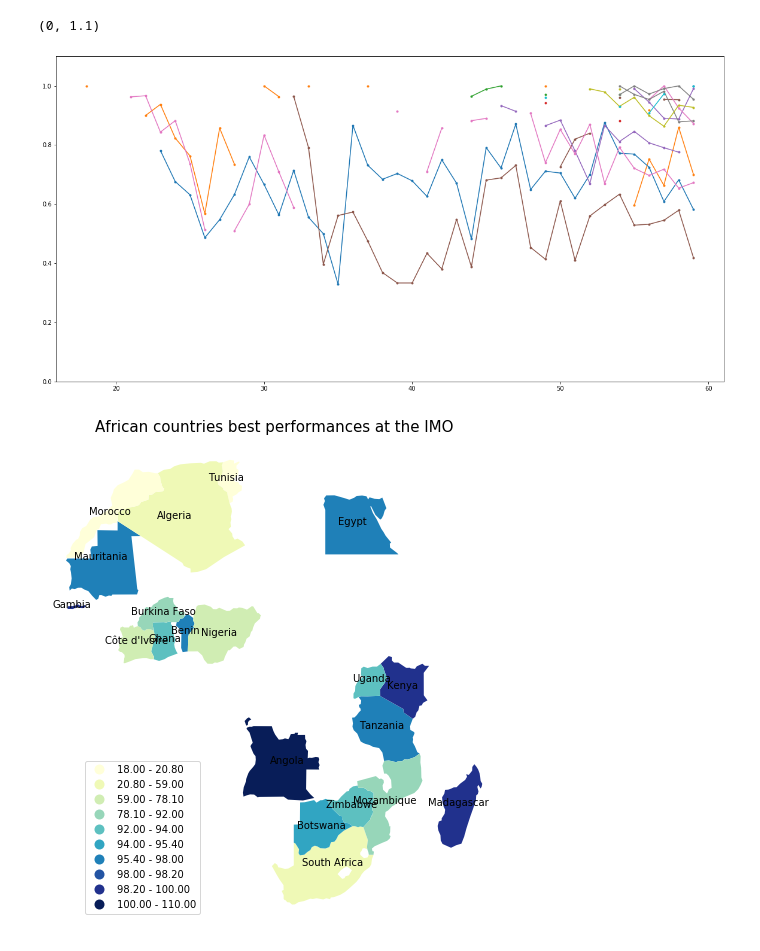
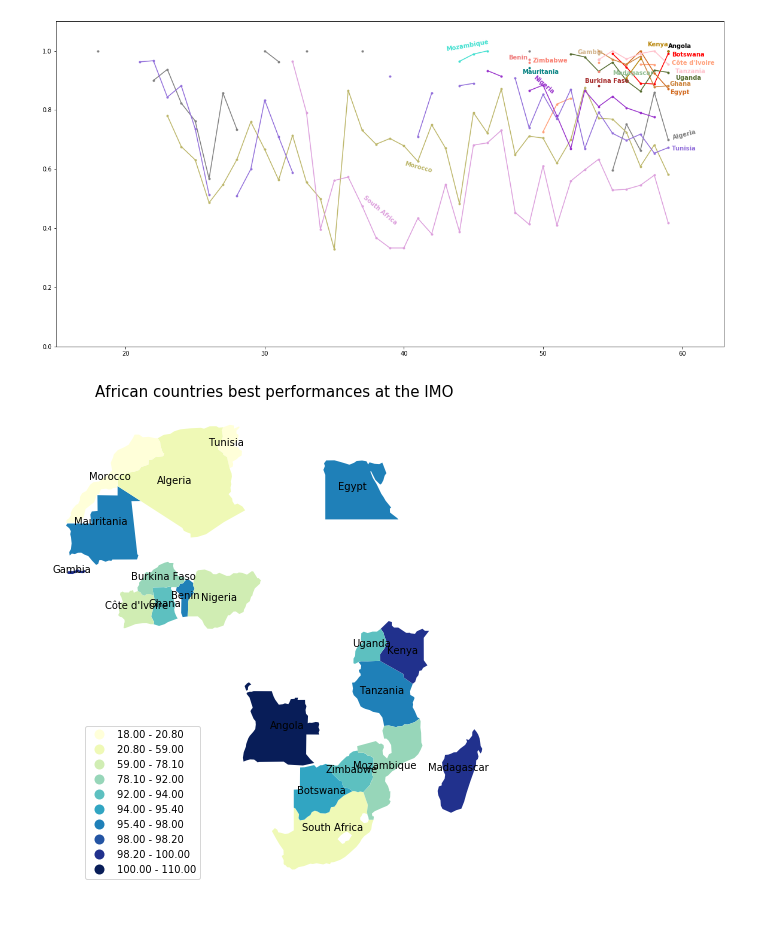
Before and after one commit to Djimdou/Side-Projects, a Jupyter notebook: IMO-Web-Scraping.ipynb, the cells around one changed output. Saved outputs shown, nothing was run; the diff lists cells and outputs as text; code cells hidden in the pictures.

```diff
--- a/IMO-Web-Scraping.ipynb
+++ b/IMO-Web-Scraping.ipynb
@@ -114,13 +130,34 @@ Text(59.125, 97.0, 'Ghana')
-# %%
-figure(figsize=(20,10))
-
-for i in range(len(african_participant)):
-    plt.plot(np.array(data_standardized)[african_participant][i][::-1],'.-',label=np.array(name)[african_participant][i])
-#plt.legend(loc="upper left")
-plt.ylim(0,1.1)
-# %% [output]
-(0, 1.1)
-[figure, removed]
+# %%
+figure(figsize=(20,10))
+
+for i in range(len(african_participant)):
+    plt.plot(np.array(data_standardized)[african_participant][i][::-1],'.-',color = mycolors[i],label=np.array(name)[african_participant][i])
+
+plt.ylim(0,1.1)
+plt.xlim(15,63)
+
+plt.text(x = 59, y = data_standardized[african_participant][0][::-1][-1]+0.01, s = name[african_participant][0], color = mycolors[0], rotation = 0, weight = 'bold')
+plt.text(x = 59.25, y = data_standardized[african_participant][1][::-1][-1], s = name[african_participant][1], color = mycolors[1], rotation = 15, weight = 'bold')
+plt.text(x = 47.5, y = data_standardized[african_participant][2][::-1][54], s = name[african_participant][2], color = mycolors[2], rotation = 0, weight = 'bold')
+plt.text(x = 53, y = data_standardized[african_participant][3][::-1][-6]+0.01, s = name[african_participant][3], color = mycolors[3], rotation = 0, weight = 'bold')
+plt.text(x = 59.25, y = data_standardized[african_participant][4][::-1][-1]-0.01, s = name[african_participant][4], color = mycolors[4], rotation = 0, weight = 'bold')
+plt.text(x = 59.25, y = data_standardized[african_participant][5][::-1][-2], s = name[african_participant][5], color = mycolors[5], rotation = 0, weight = 'bold')
+plt.text(x = 59.125, y = data_standardized[african_participant][6][::-1][-1]-0.02, s = name[african_participant][6], color = mycolors[6], rotation = 0, weight = 'bold')
+plt.text(x = 59.125, y = data_standardized[african_participant][7][::-1][-1], s = name[african_participant][7], color = mycolors[7], rotation = 0, weight = 'bold')
+plt.text(x = 52.5, y = data_standardized[african_participant][8][::-1][-6], s = name[african_participant][8], color = mycolors[8], rotation = 0, weight = 'bold')
+plt.text(x = 57.5, y = data_standardized[african_participant][9][::-1][-1]+0.015, s = name[african_participant][9], color = mycolors[9], rotation = 0, weight = 'bold')
+plt.text(x = 40, y = data_standardized[african_participant][10][::-1][40]-0.09, s = name[african_participant][10], color = mycolors[10], rotation = -15, weight = 'bold')
+plt.text(x = 55, y = data_standardized[african_participant][11][::-1][-4], s = name[african_participant][11], color = mycolors[11], rotation = 0, weight = 'bold')
+plt.text(x = 43, y = data_standardized[african_participant][12][::-1][-14], s = name[african_participant][12], color = mycolors[12], rotation = 10, weight = 'bold')
+plt.text(x = 48.5, y = data_standardized[african_participant][13][::-1][-11]-0.02, s = name[african_participant][13], color = mycolors[13], rotation = 0, weight = 'bold')
+plt.text(x = 49.25, y = data_standardized[african_participant][14][::-1][-10]-0.03, s = name[african_participant][14], color = mycolors[14], rotation = -40, weight = 'bold')
+plt.text(x = 37, y = data_standardized[african_participant][15][::-1][35]-0.15, s = name[african_participant][15], color = mycolors[15], rotation = -40, weight = 'bold')
+plt.text(x = 59.25, y = data_standardized[african_participant][16][::-1][-1]-0.01, s = name[african_participant][16], color = mycolors[16], rotation = 0, weight = 'bold')
+plt.text(x = 59.5, y = data_standardized[african_participant][17][::-1][-1]-0.03, s = name[african_participant][17], color = mycolors[17], rotation = 0, weight = 'bold')
+plt.text(x = 59.5, y = data_standardized[african_participant][18][::-1][-1]-0.025, s = name[african_participant][18], color = mycolors[18], rotation = 0, weight = 'bold')
+plt.text(x = 49.25, y = data_standardized[african_participant][19][::-1][-11], s = name[african_participant][19], color = mycolors[19], rotation = 0, weight = 'bold');
+# %% [output]
+[figure, added]
 # %%
 # Map: for each African country, its best performance at IMO
 
```
Also changed, not shown: parts of 4 cells of this notebook.
